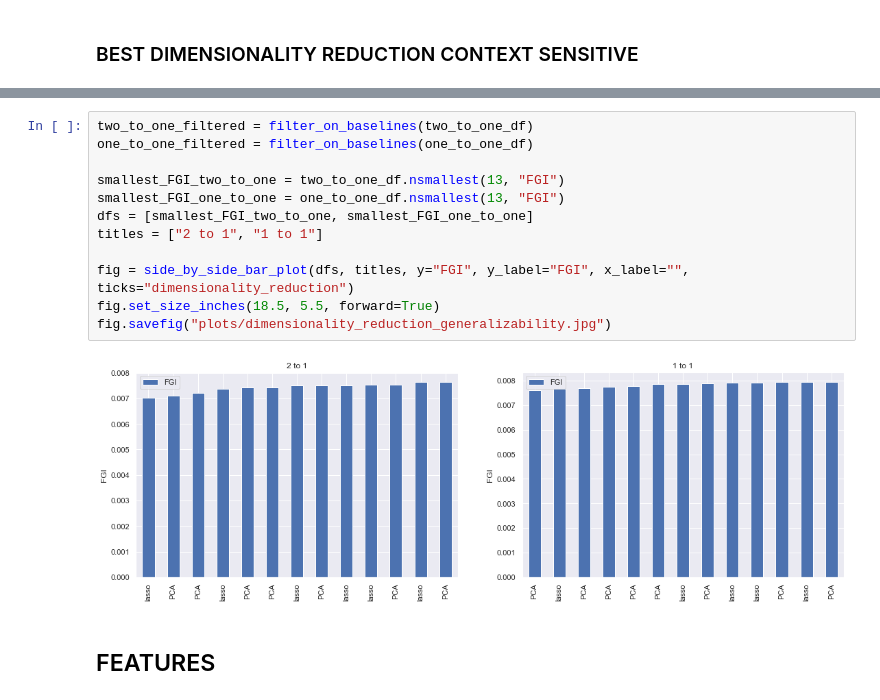
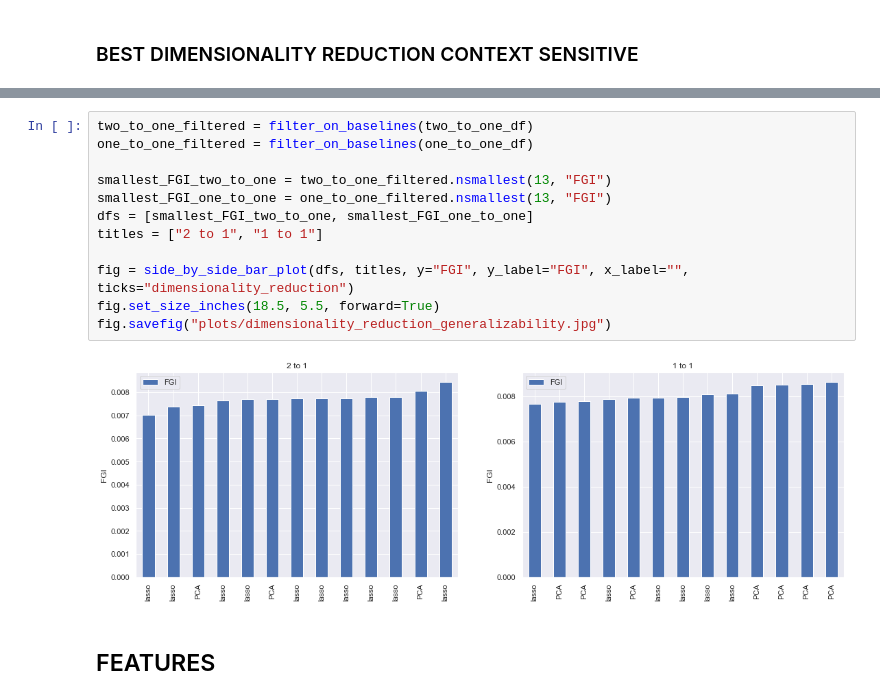
Before and after one commit to s0lvang/ideal-pancake, a Jupyter notebook: misc/notebooks/Analyze Results.ipynb, the cells around one changed output, grey strips where cells are left out. Saved outputs shown, nothing was run; the diff lists cells and outputs as text.

```diff
--- a/misc/notebooks/Analyze Results.ipynb
+++ b/misc/notebooks/Analyze Results.ipynb
@@ -270,17 +320,17 @@ fig.savefig("plots/dimensionality_reduction_context_sensitivity.jpg")
-# %%
-two_to_one_filtered = filter_on_baselines(two_to_one_df)
-one_to_one_filtered = filter_on_baselines(one_to_one_df)
-
-smallest_FGI_two_to_one = two_to_one_df.nsmallest(13, "FGI")
-smallest_FGI_one_to_one = one_to_one_df.nsmallest(13, "FGI")
-dfs = [smallest_FGI_two_to_one, smallest_FGI_one_to_one]
-titles = ["2 to 1", "1 to 1"]
-
-fig = side_by_side_bar_plot(dfs, titles, y="FGI", y_label="FGI", x_label="", ticks="dimensionality_reduction")
-fig.set_size_inches(18.5, 5.5, forward=True)
-fig.savefig("plots/dimensionality_reduction_generalizability.jpg")
-# %% [output]
-[figure, removed]
+# %%
+two_to_one_filtered = filter_on_baselines(two_to_one_df)
+one_to_one_filtered = filter_on_baselines(one_to_one_df)
+
+smallest_FGI_two_to_one = two_to_one_filtered.nsmallest(13, "FGI")
+smallest_FGI_one_to_one = one_to_one_filtered.nsmallest(13, "FGI")
+dfs = [smallest_FGI_two_to_one, smallest_FGI_one_to_one]
+titles = ["2 to 1", "1 to 1"]
+
+fig = side_by_side_bar_plot(dfs, titles, y="FGI", y_label="FGI", x_label="", ticks="dimensionality_reduction")
+fig.set_size_inches(18.5, 5.5, forward=True)
+fig.savefig("plots/dimensionality_reduction_generalizability.jpg")
+# %% [output]
+[figure, added]
 # %% [markdown]
 ## FEATURES
 # %% [markdown]
```
Also changed, not shown: parts of 22 cells of this notebook.
